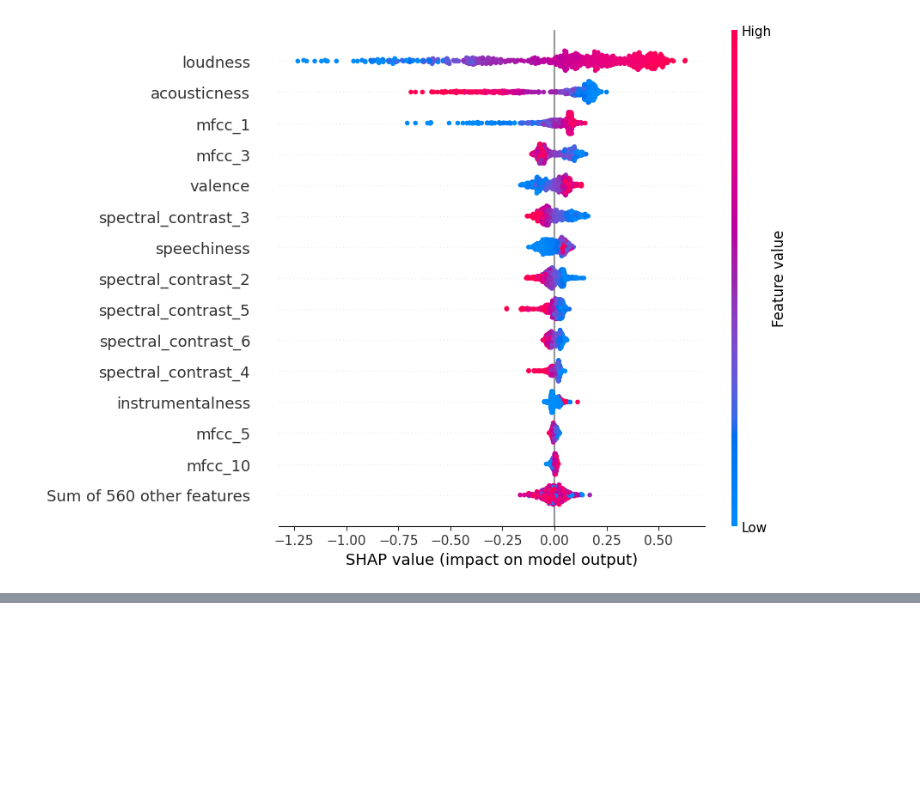
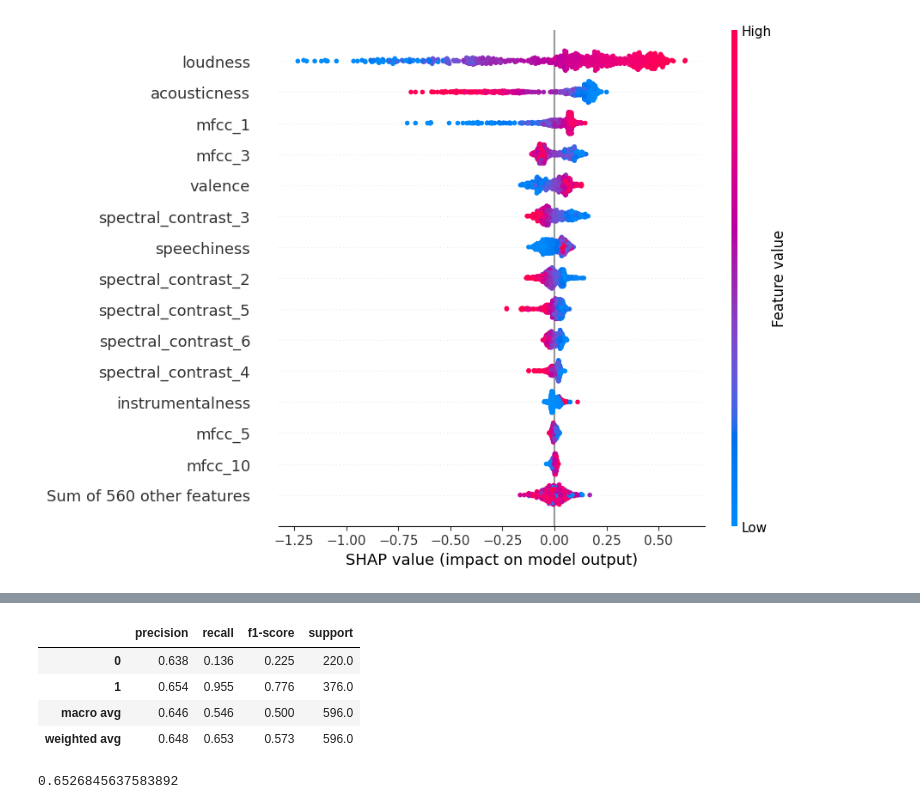
Before and after one commit to KrystianPielat/songs_analysis, a Jupyter notebook: main.ipynb, the cells around one changed output, grey strips where cells are left out. Cells and saved outputs as stored; diff of their text form; code cells hidden in the pictures; blank space fills up the shorter version.

```diff
--- a/main.ipynb
+++ b/main.ipynb
@@ -512,0 +396,39 @@ shap.plots.beeswarm(shap_values_with_names, max_display=15)
+# %%
+def evaluate_classification_model(y_true, y_pred):
+    """Evaluates the classification model and returns a clean dataframe for metrics, with accuracy separately."""
+
+    # Get classification report as a dictionary (without accuracy)
+    report_dict = classification_report(y_true, y_pred, output_dict=True)
+
+    # Convert the classification report to a DataFrame
+    report_df = pd.DataFrame(report_dict).transpose()
+
+    # Round the numeric values for better readability
+    report_df[['precision', 'recall', 'f1-score']] = report_df[['precision', 'recall', 'f1-score']].round(3)
+
+    # Extract the accuracy value
+    accuracy = accuracy_score(y_true, y_pred)
+
+    # Remove the 'accuracy' row from the classification report
+    if 'accuracy' in report_df.index:
+        report_df = report_df.drop('accuracy')
+
+    # Reorder columns for clarity
+    report_df = report_df[['precision', 'recall', 'f1-score', 'support']]
+
+    return report_df, accuracy
+# %%
+y_pred = final_pipeline.predict(X_test)
+
+eval_results = evaluate_classification_model(y_test, y_pred)
+eval_results[0]
+# %% [output]
+|  | precision | recall | f1-score | support |
+| 0 | 0.638 | 0.136 | 0.225 | 220.0 |
+| 1 | 0.654 | 0.955 | 0.776 | 376.0 |
+| macro avg | 0.646 | 0.546 | 0.500 | 596.0 |
+| weighted avg | 0.648 | 0.653 | 0.573 | 596.0 |
+# %%
+eval_results[1]
+# %% [output]
+0.6526845637583892
```
Also changed, not shown: parts of 19 cells of this notebook, 4 other files.
